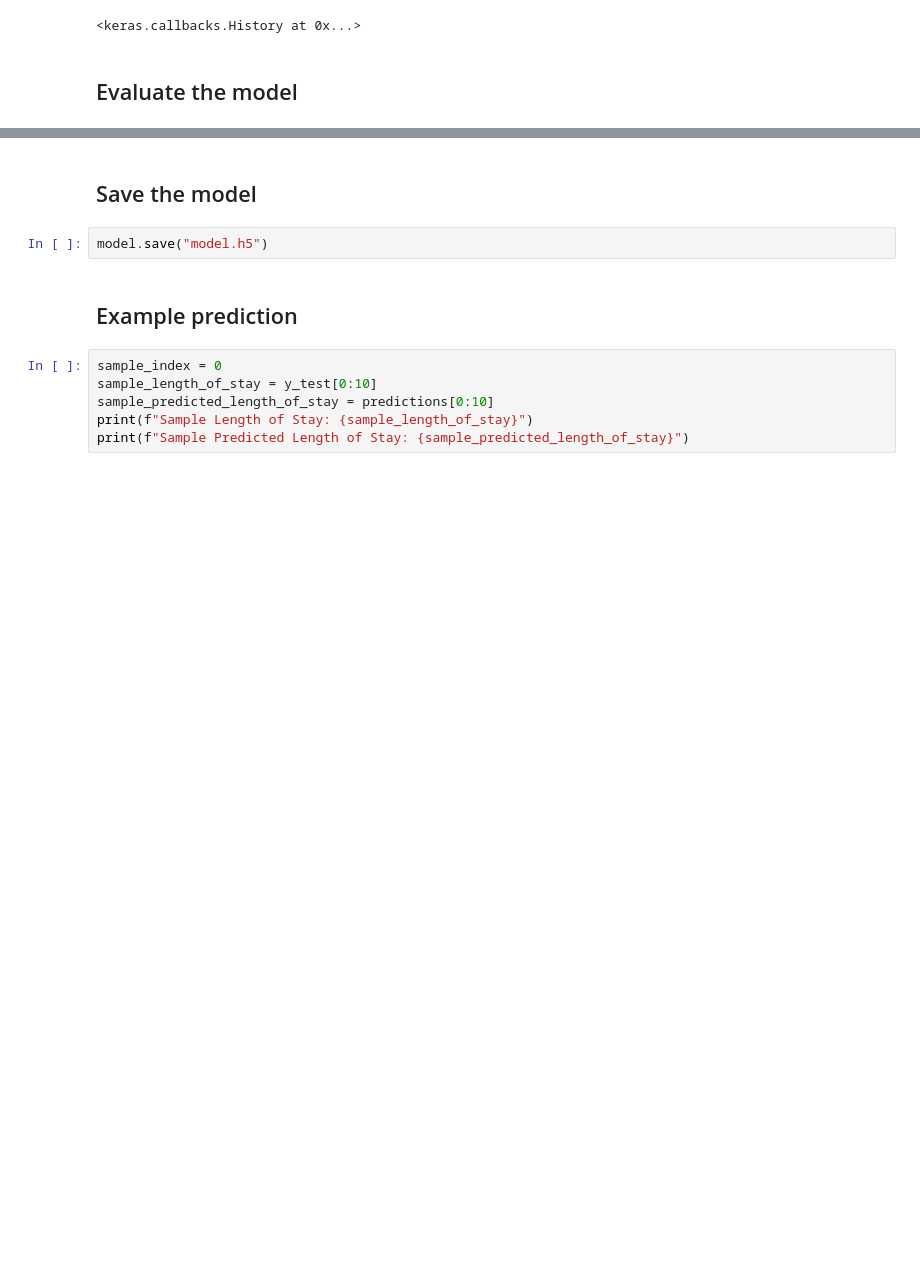
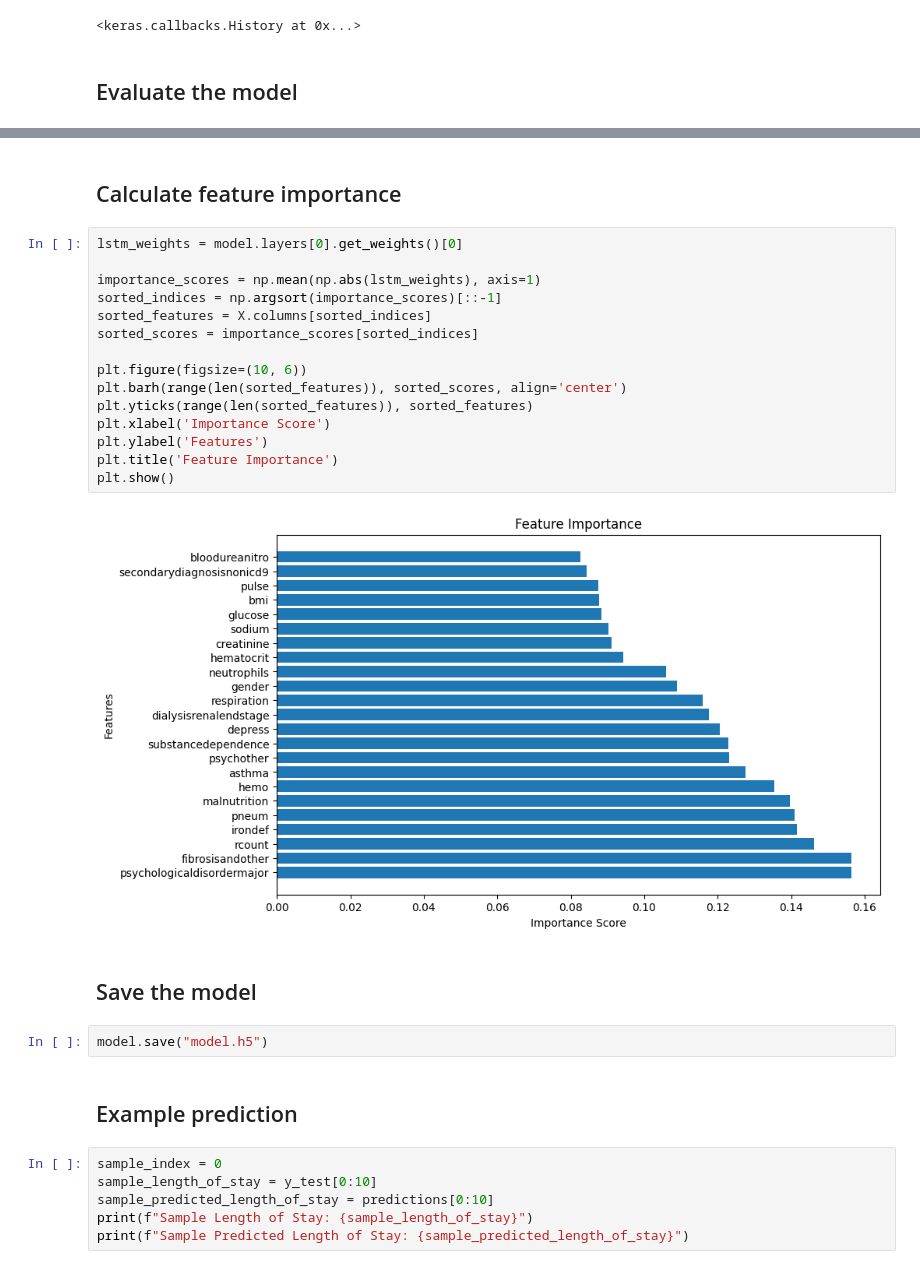
Before and after one commit to OrestProgrammer/PredictingLengthofStayatHospitals, a Jupyter notebook: Train_notebook.ipynb, the cells around one changed output, grey strips where cells are left out. Cells and saved outputs as stored; diff of their text form; blank space fills up the shorter version.

Commit message:
Changes in model

```diff
--- a/Train_notebook.ipynb
+++ b/Train_notebook.ipynb
@@ -96,3 +106,22 @@ R^2 Score: 0.833494197375241
+# %% [markdown]
+## Calculate feature importance
+# %%
+lstm_weights = model.layers[0].get_weights()[0]
+
+importance_scores = np.mean(np.abs(lstm_weights), axis=1)
+sorted_indices = np.argsort(importance_scores)[::-1]
+sorted_features = X.columns[sorted_indices]
+sorted_scores = importance_scores[sorted_indices]
+
+plt.figure(figsize=(10, 6))
+plt.barh(range(len(sorted_features)), sorted_scores, align='center')
+plt.yticks(range(len(sorted_features)), sorted_features)
+plt.xlabel('Importance Score')
+plt.ylabel('Features')
+plt.title('Feature Importance')
+plt.show()
+# %% [output]
+[figure, added]
 # %% [markdown]
 ## Save the model
 # %%
```
Also changed, not shown: parts of 13 cells of this notebook, 2 other files.
